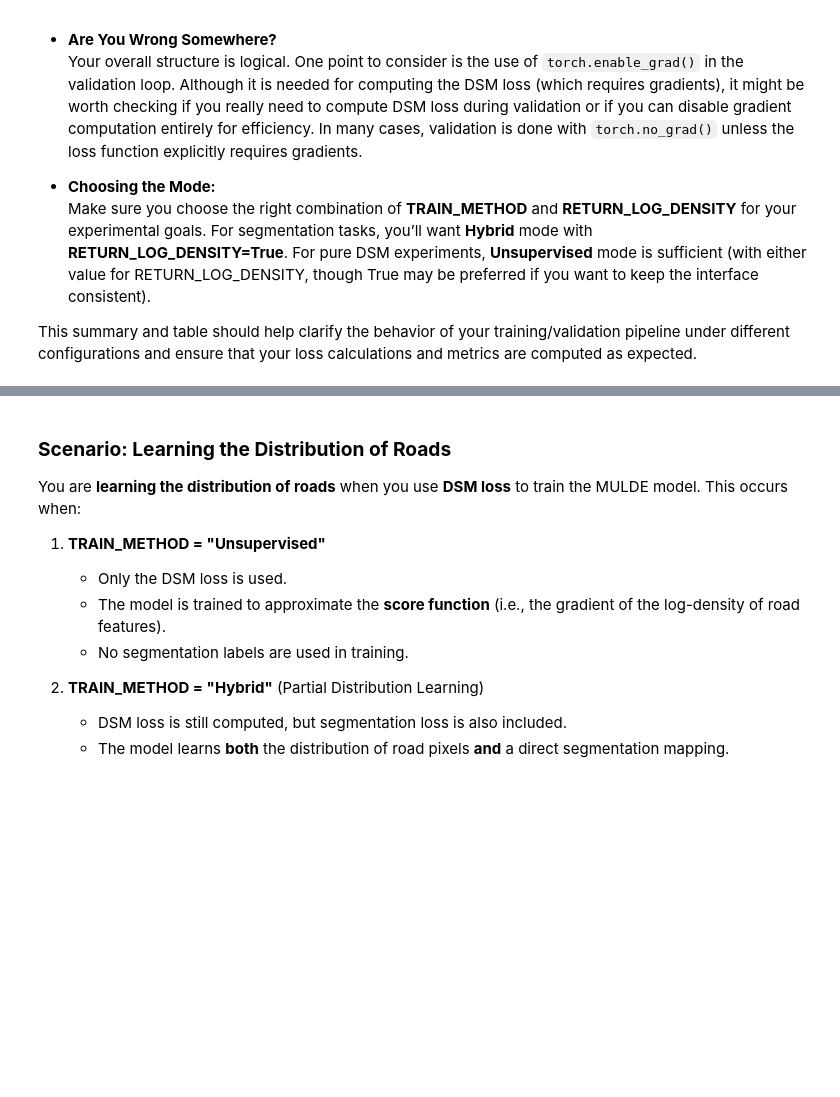
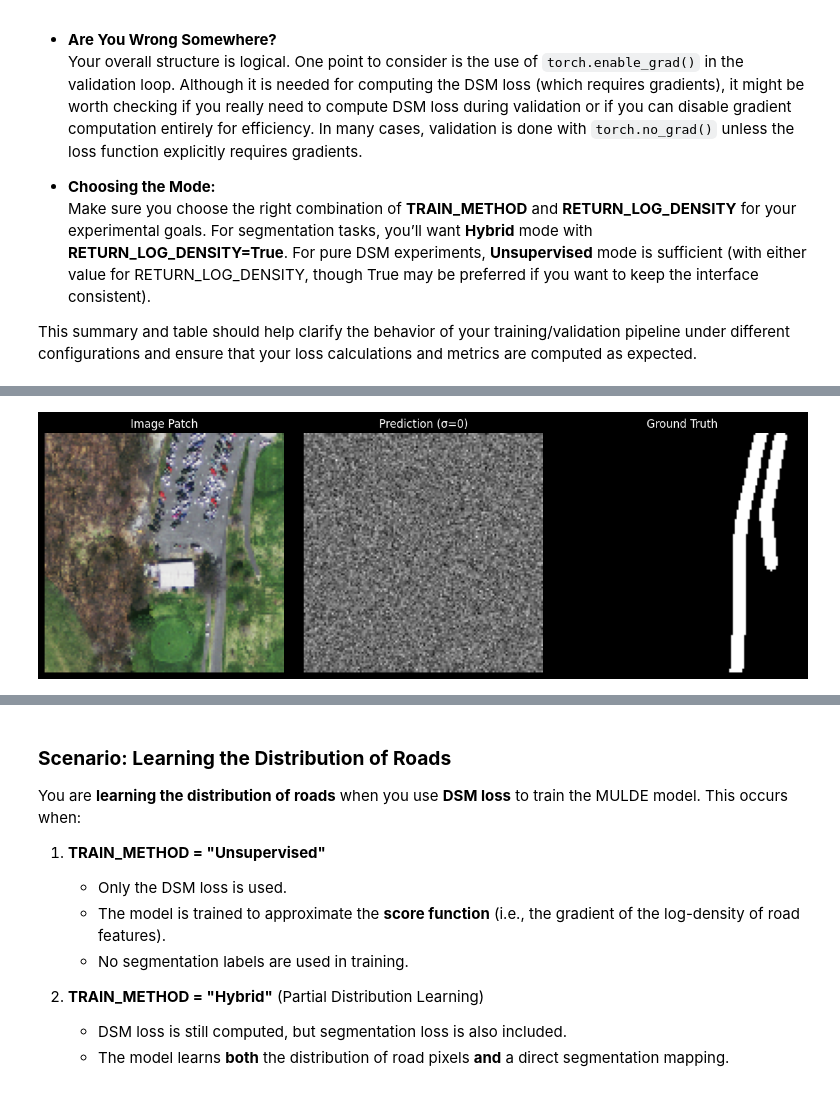
Before and after one commit to farzadhallaji/NeuraVisionLib, a Jupyter notebook: notebooks/MULDE-Road.ipynb, the cells around one changed output, grey strips where cells are left out. Saved outputs shown, nothing was run; the diff lists cells and outputs as text; code cells hidden in the pictures; blank space fills up the shorter version.

```diff
--- a/notebooks/MULDE-Road.ipynb
+++ b/notebooks/MULDE-Road.ipynb
@@ -705,2 +713,88 @@ for epoch in range(start_epoch, NUM_EPOCHS):
 # %%
 28198060.0 / 128 /128 / 32 / 32
+# %%
+import matplotlib.pyplot as plt
+import torch
+
+def plot_zero_noise_predictions(
+    model,         # ScoreOrLogDensityNetwork
+    feature_net,   # e.g., ResNet feature extractor
+    loader,        # A DataLoader (train_loader, val_loader or test_loader)
+    device,
+    window_size=128,
+    n_samples=3
+):
+    """
+    Show n_samples predictions at zero noise level along with the patch & ground truth.
+    """
+
+    model.eval()                # Switch to eval mode
+    feature_net.eval()          # Typically kept in eval mode too
+
+    # Grab one batch of data
+    images, targets, _ = next(iter(loader))
+
+    # Move to device
+    images, targets = images.to(device), targets.to(device)
+
+    # Extract features via the pretrained ResNet (or any feature net)
+    with torch.no_grad():
+        feats = feature_net(images).squeeze(-1).squeeze(-1)  # (B, 2048) for ResNet-50
+
+    # Construct input for zero-noise level:
+    #   concatenating feats with a 0-column for noise level
+    #   shape -> (B, 2048 + 1)
+    zero_noise = torch.zeros(feats.size(0), 1, device=device)
+    feats_zero_noise = torch.cat([feats, zero_noise], dim=1)
+
+    # Forward pass through the ScoreOrLogDensityNetwork
+    # with torch.no_grad():
+    # If your network returns (score, log_density) when return_log_density=True:
+    _, log_density_pred = model.score(feats_zero_noise, return_log_density=True)
+    # Reshape to (B, H, W), apply sigmoid to get probabilities
+    seg_pred = torch.sigmoid(log_density_pred).view(-1, window_size, window_size)
+
+    # Plot up to n_samples results
+    for i in range(min(n_samples, images.size(0))):
+        fig, axes = plt.subplots(1, 3, figsize=(12, 4))
+
+        # Show the patch (RGB)
+        axes[0].imshow(images[i].permute(1, 2, 0).cpu().numpy())
+        axes[0].set_title("Image Patch")
+        axes[0].axis("off")
+
+        # Show predicted mask (grayscale)
+        axes[1].imshow(seg_pred[i].cpu().detach().numpy(), cmap="gray")
+        axes[1].set_title("Prediction (σ=0)")
+        axes[1].axis("off")
+
+        # Show ground truth (grayscale)
+        axes[2].imshow(targets[i].cpu().numpy(), cmap="gray")
+        axes[2].set_title("Ground Truth")
+        axes[2].axis("off")
+
+        plt.tight_layout()
+        plt.show()
+
+
+############################################
+# Example usage in your training script:
+############################################
+
+# ...
+# Assume you already have:
+#   log_density_model        # ScoreOrLogDensityNetwork
+#   resnet                  # feature_net, e.g. ResNet-50
+#   test_loader             # or val_loader
+#   DEVICE
+
+plot_zero_noise_predictions(
+    model=log_density_model,
+    feature_net=resnet,
+    loader=val_loader,#test_loader,      # or val_loader
+    device=DEVICE,
+    window_size=128,
+    n_samples=3
+)
+# %% [output]
+[figure, added]
```
Also changed, not shown: parts of 5 cells of this notebook.
